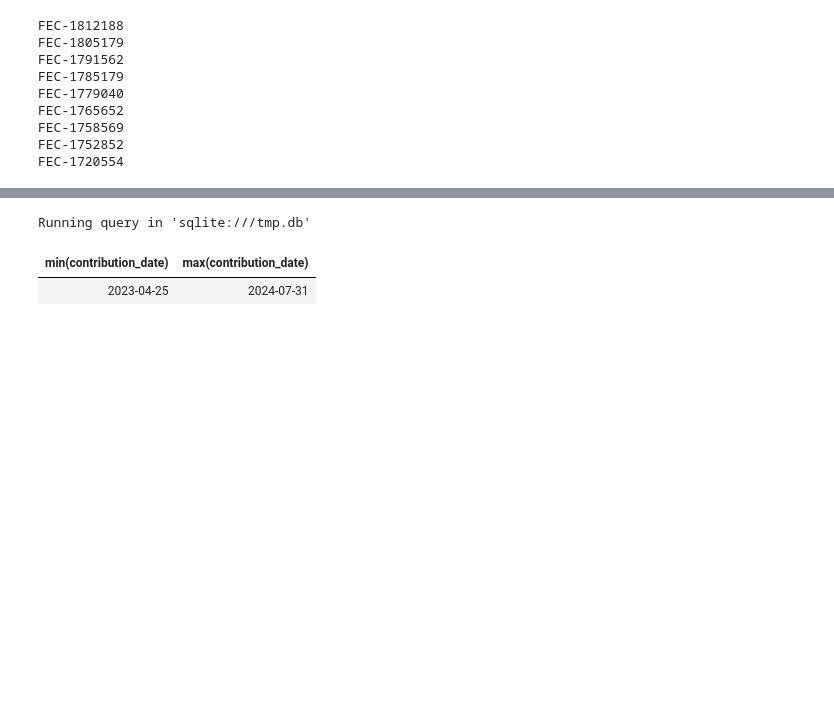
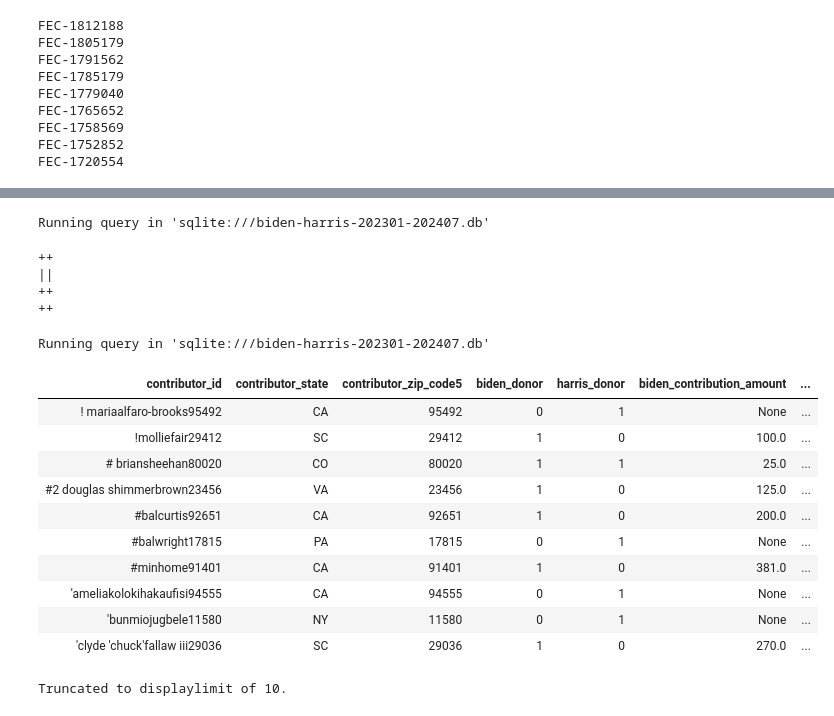
Before and after one commit to asg017/libfec, a Jupyter notebook: examples/latimes-harris-new/work.ipynb, the cells around one changed output, grey strips where cells are left out. Cells and saved outputs as stored; diff of their text form; code cells hidden in the pictures; blank space fills up the shorter version.

```diff
--- a/examples/latimes-harris-new/work.ipynb
+++ b/examples/latimes-harris-new/work.ipynb
@@ -95,7 +187,51 @@ Running query in 'sqlite:///tmp.db'
+# %%
+%%sql
+
+-- A temporary table that pre-compute per-contributor statistics, to aid in later analysis.
+-- 1 row per unique contributor, based on their first name/last name/zipcode.
+create temp table biden_harris_contributor_stats as
+  select
+    contributor_id,
+    contributor_state,
+    contributor_zip_code5,
+
+    -- if the contributor donated at least once to Biden
+    count(*) filter (where contribution_date < '2024-07-21') > 0 as biden_donor,
+
+    -- if the contributor donated at least once to Harris
+    count(*) filter (where contribution_date >= '2024-07-21') > 0 as harris_donor,
+
+    -- Total amount the contributor had given to Biden
+    sum(contribution_amount) filter (where contribution_date < '2024-07-21')  as biden_contribution_amount,
+
+    -- Total amount the contributor has given to Harris
+    sum(contribution_amount) filter (where contribution_date >= '2024-07-21') as harris_contribution_amount,
+
+    -- Total amount the contributor has given to either Biden or Harris
+    sum(contribution_amount) as total_contribution_amount
+
+  from biden_harris_itemizations
+  group by 1;
+# %% [output]
+Running query in 'sqlite:///biden-harris-202301-202407.db'
+++
+||
+++
+++
 # %%
 %%sql
-select min(contribution_date), max(contribution_date) from biden_harris_itemizations;
+select * from biden_harris_contributor_stats limit 10;
 # %% [output]
-Running query in 'sqlite:///tmp.db'
+Running query in 'sqlite:///biden-harris-202301-202407.db'
-| min(contribution_date) | max(contribution_date) |
-| 2023-04-25 | 2024-07-31 |
+| contributor_id | contributor_state | contributor_zip_code5 | biden_donor | harris_donor | biden_contribution_amount | ... |
+| ! mariaalfaro-brooks95492 | CA | 95492 | 0 | 1 | None | ... |
+| !molliefair29412 | SC | 29412 | 1 | 0 | 100.0 | ... |
+| # briansheehan80020 | CO | 80020 | 1 | 1 | 25.0 | ... |
+| #2 douglas shimmerbrown23456 | VA | 23456 | 1 | 0 | 125.0 | ... |
+| #balcurtis92651 | CA | 92651 | 1 | 0 | 200.0 | ... |
+| #balwright17815 | PA | 17815 | 0 | 1 | None | ... |
+| #minhome91401 | CA | 91401 | 1 | 0 | 381.0 | ... |
+| 'ameliakolokihakaufisi94555 | CA | 94555 | 0 | 1 | None | ... |
+| 'bunmiojugbele11580 | NY | 11580 | 0 | 1 | None | ... |
+| 'clyde 'chuck'fallaw iii29036 | SC | 29036 | 1 | 0 | 270.0 | ... |
+Truncated to displaylimit of 10.
```
Also changed, not shown: parts of 33 cells of this notebook, 13 other files.
